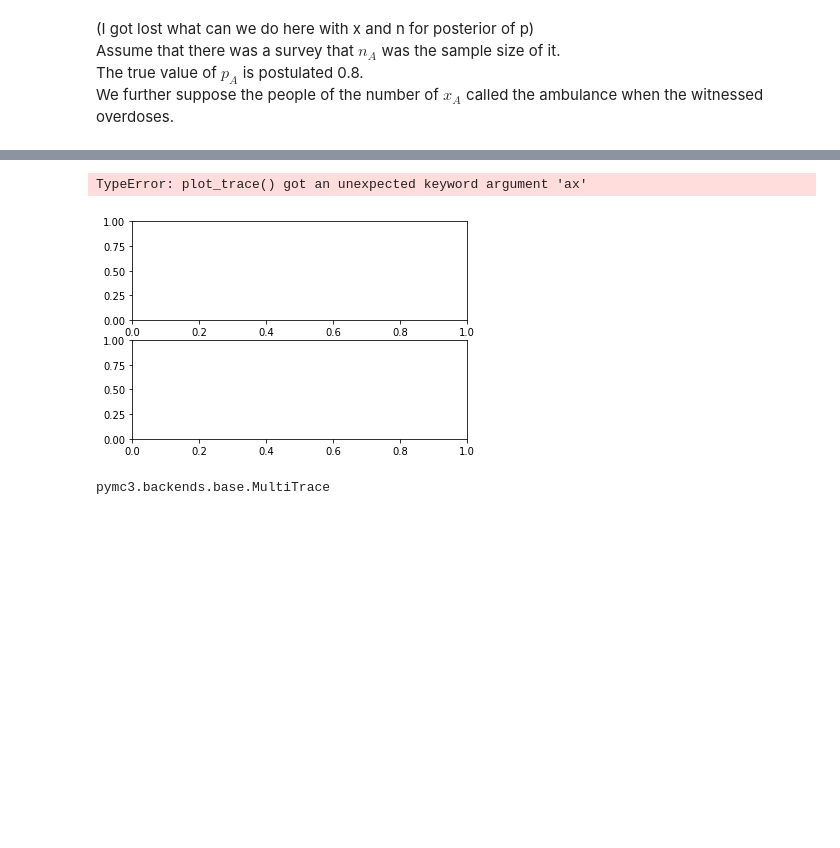
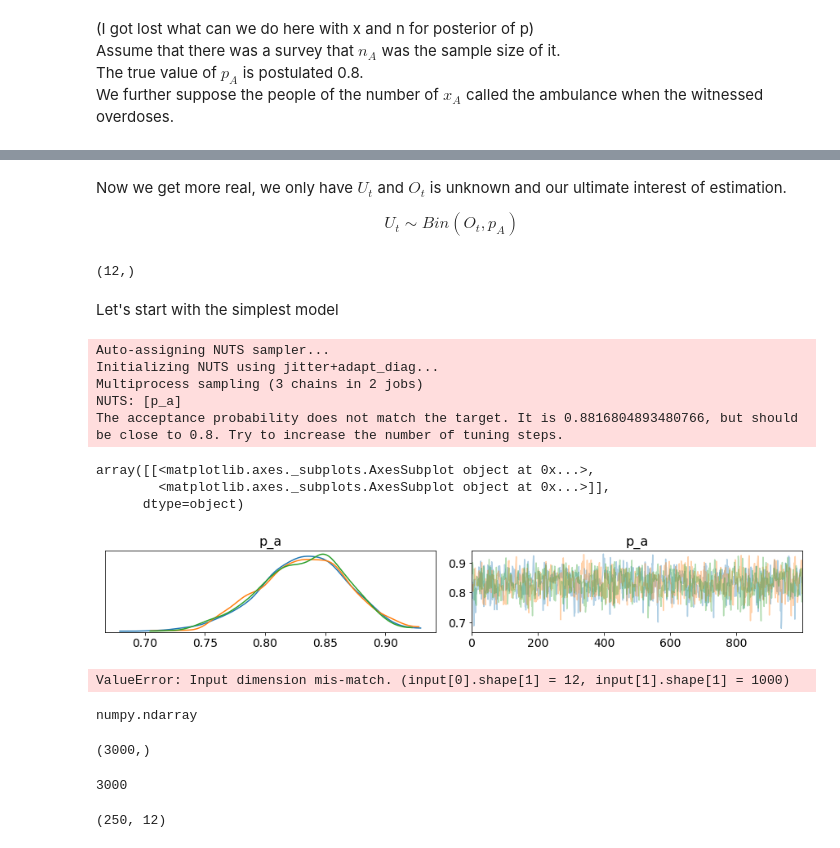
Before and after one commit to tom-hc-park/MSc-RA-Bayesian-evidence-synthesis, a Jupyter notebook: report draft.ipynb, the cells around one changed output, grey strips where cells are left out. Drawn from its saved outputs; the diff is of its cells as text; code cells hidden in the pictures; blank space fills up the shorter version.

```diff
--- a/report draft.ipynb
+++ b/report draft.ipynb
@@ -188,10 +192,58 @@ for i in range(4):
-# %%
-fig, axs = plt.subplots(2)
-pm.traceplot(trace, ax=ax);
-# %% [output]
-TypeError: plot_trace() got an unexpected keyword argument 'ax'
-[figure, removed]
-# %%
-type(trace)
-# %% [output]
-pymc3.backends.base.MultiTrace
+# %% [markdown]
+Now we get more real, we only have $U_t$ and $O_t$ is unknown and our ultimate interest of estimation.
+
+$$ U_t \sim Bin(O_t, p_A)$$
+# %%
+u_t_data = o_t*p_a_dflt
+print(u_t.shape)
+# %% [output]
+(12,)
+# %% [markdown]
+Let's start with the simplest model
+# %%
+x_data = np.random.binomial(n=100, p=0.8)
+with pm.Model() as p_a_model:
+        # Ambulance model
+        p_ambulance = pm.Beta('p_a', alpha=1, beta=1)
+        x_a = pm.Binomial('x_a', n=100, p=p_ambulance, observed = x_data)
+        trace_p_a = pm.sample(1000, chains=3)
+# %% [output]
+Auto-assigning NUTS sampler...
+Initializing NUTS using jitter+adapt_diag...
+Multiprocess sampling (3 chains in 2 jobs)
+NUTS: [p_a]
+The acceptance probability does not match the target. It is 0.8816804893480766, but should be close to 0.8. Try to increase the number of tuning steps.
+# %%
+pm.traceplot(trace_p_a)
+# %% [output]
+array([[<matplotlib.axes._subplots.AxesSubplot object at 0x...>,
+        <matplotlib.axes._subplots.AxesSubplot object at 0x...>]],
+      dtype=object)
+[figure, added]
+# %%
+with pm.Model() as u_t_model:
+    mu= pm.Uniform('mu', lower=-10, upper = 10)
+    sigma= pm.Uniform('sigma', 0,3)
+    z_t =pm.Normal('z_t',mu=mu, sigma=sigma, shape = (12,))
+    o_t = pm.Poisson('o_t', mu=tt.exp(z_t)*N, shape=(12,))
+
+    # Likelihood
+    u_t = pm.Binomial('u_t', n=o_t, p=np.reshape(trace_p_a['p_a'], (int(3000/12),12)), observed=u_t_data)
+# %% [output]
+ValueError: Input dimension mis-match. (input[0].shape[1] = 12, input[1].shape[1] = 1000)
+# %%
+type(trace_p_a['p_a'])
+# %% [output]
+numpy.ndarray
+# %%
+trace_p_a['p_a'].shape
+# %% [output]
+(3000,)
+# %%
+int(3000/12)*12
+# %% [output]
+3000
+# %%
+np.reshape(trace_p_a['p_a'], (int(3000/12),12)).shape
+# %% [output]
+(250, 12)
```
Also changed, not shown: parts of 11 cells of this notebook, 1 other file.
